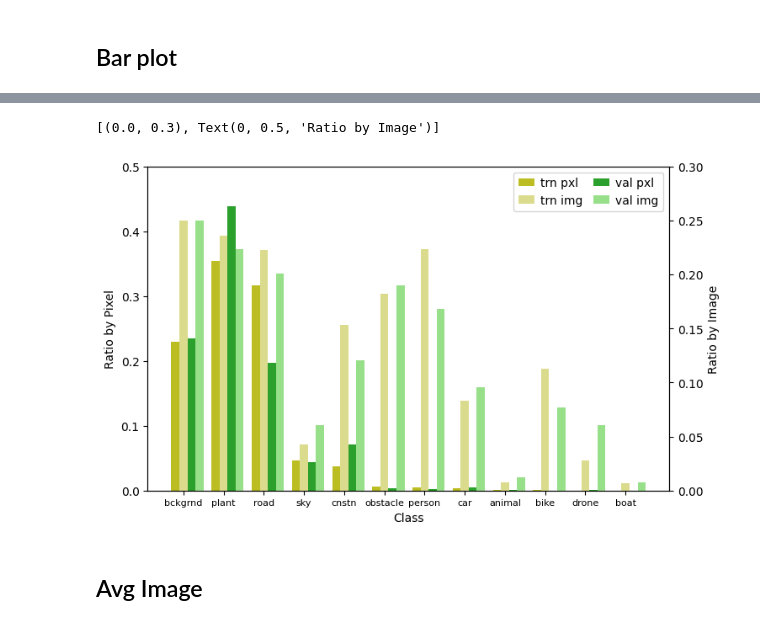
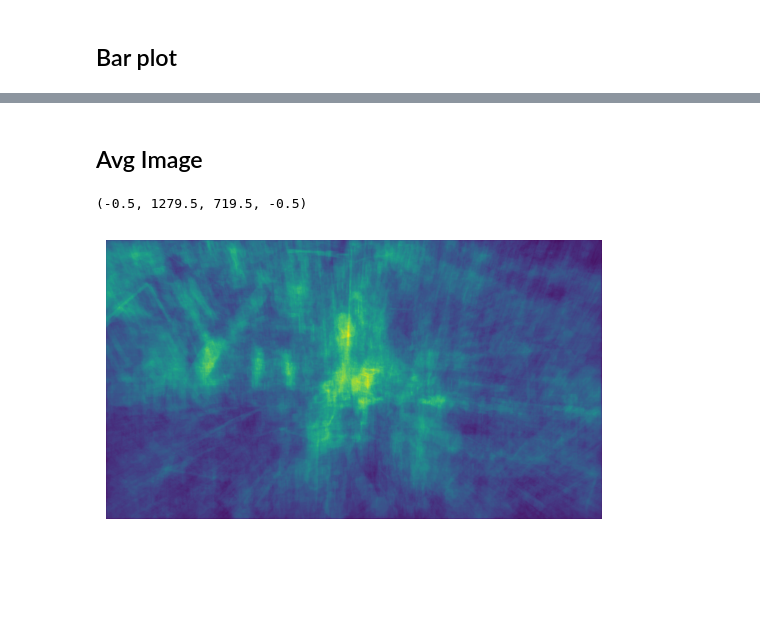
Before and after one commit to nyLiao/Aeroscapes, a Jupyter notebook: visualization/dataset.ipynb, the cells around one changed output, grey strips where cells are left out. Drawn from its saved outputs; the diff is of its cells as text; code cells hidden in the pictures; blank space fills up the shorter version.

```diff
--- a/visualization/dataset.ipynb
+++ b/visualization/dataset.ipynb
@@ -102,24 +114,2 @@ ax_ins.set(ylim=[0, 0.3], ylabel='Ratio by Image')
-# %%
-fig, ax_pxl = plt.subplots(figsize=(8, 5))
-cm = plt.cm.tab20(np.arange(0, 20))
-ax_ins = ax_pxl.twinx()
-
-width = 0.2
-x = np.array([0., 6, 9, 7, 10, 11, 8, 5, 4, 1, 2, 3])
-p1 = ax_pxl.bar(x-width,     rtn_pxl, width=width, color=cm[16], align='center', label='trn pxl')
-p2 = ax_ins.bar(x,           rtn_ins, width=width, color=cm[17], align='center', label='trn img')
-p3 = ax_pxl.bar(x+(width*1), rtv_pxl, width=width, color=cm[4],  align='center', label='val pxl')
-p4 = ax_ins.bar(x+(width*2), rtv_ins, width=width, color=cm[5],  align='center', label='val img')
-
-lst = [p1,p2,p3,p4]
-ax_pxl.legend(handles=lst, ncol=2, loc=0,
-            columnspacing=0.9, handlelength=1.4, handletextpad=0.5,)
-
-ax_pxl.set_xticks(x, labs, fontsize=8)
-ax_pxl.set(ylim=[0, 0.5], ylabel='Ratio by Pixel', xlabel='Class')
-ax_ins.set(ylim=[0, 0.3], ylabel='Ratio by Image')
-# %% [output]
-[(0.0, 0.3), Text(0, 0.5, 'Ratio by Image')]
-[figure, removed]
 # %% [markdown]
 ## Avg Image
@@ -132,0 +157,12 @@ for c in range(12):
+# %%
+# lst = [i for i in range(1, 8)]
+lst = [1, 3, 7]
+rtn_thg = hmap_class(lst)
+img_1 = np.sum(rtn_thg, axis=2)
+
+# plt.figure(dpi=200)
+plt.imshow(img_1, vmin=0, vmax=img_1.max())
+plt.axis("off")
+# %% [output]
+(-0.5, 1279.5, 719.5, -0.5)
+[figure, added]
```
Also changed, not shown: parts of 12 cells of this notebook, 6 other files.
